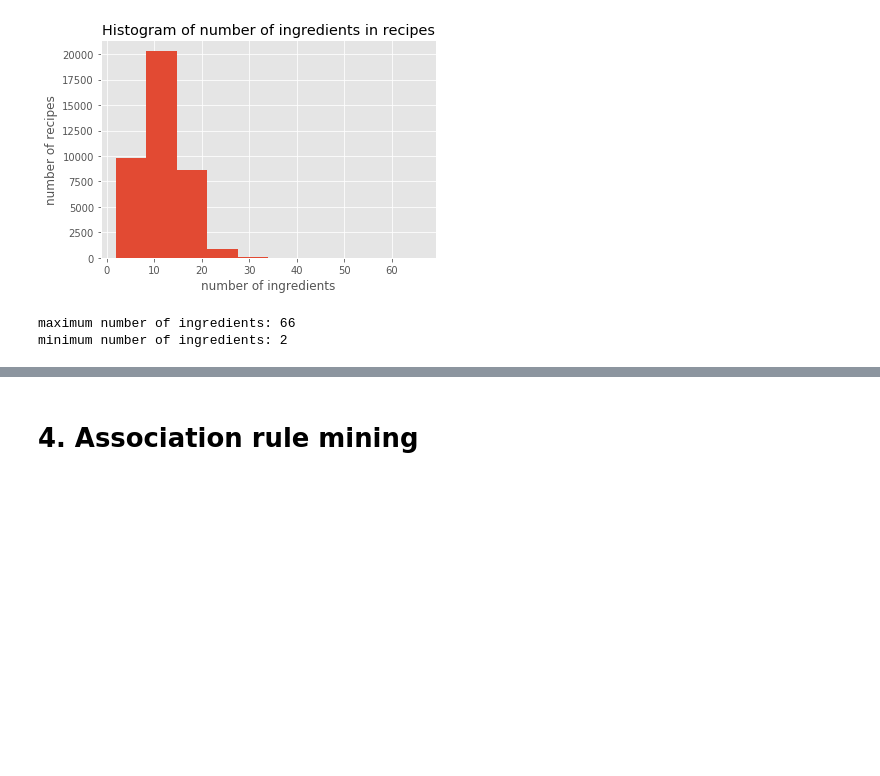
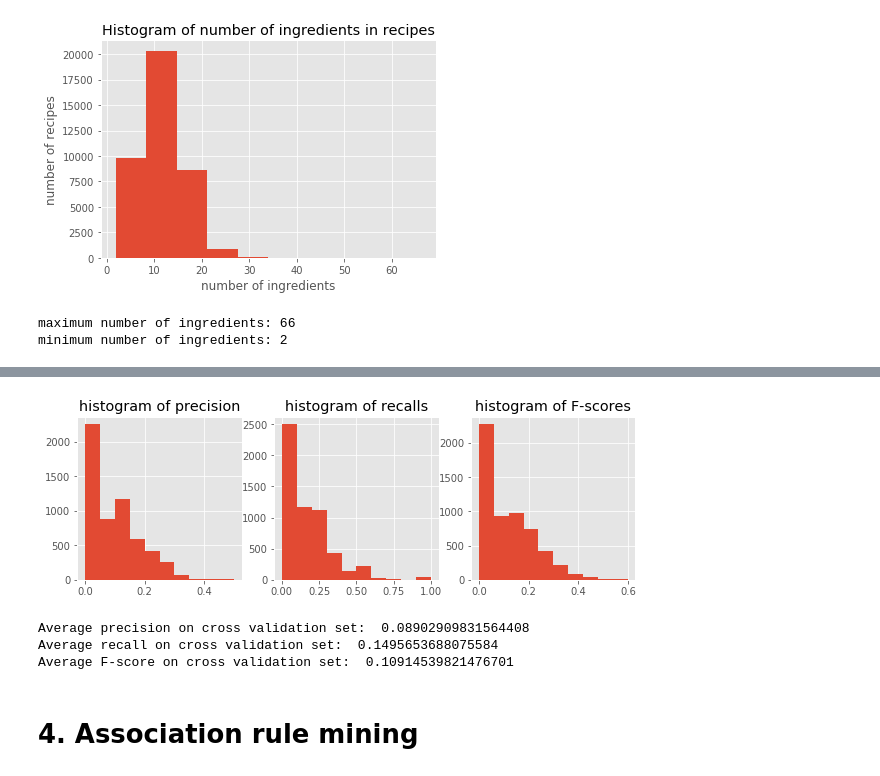
Before and after one commit to irishryoon/recipes, a Jupyter notebook: ingredients_recommendation.ipynb, the cells around one changed output, grey strips where cells are left out. Cells and saved outputs as stored; diff of their text form; code cells hidden in the pictures; blank space fills up the shorter version.

```diff
--- a/ingredients_recommendation.ipynb
+++ b/ingredients_recommendation.ipynb
@@ -909,3 +1039,35 @@ model.predict_output_word(['korean','chicken'])
+# %%
+# get existing ingredients and the remaining ingredients to be predicted
+sampled_ing, remaining_ing = sample_ingredients(ing_cv, 5)
+
+# predict remaining ingredients
+predicted_ing = recommend_ingredients_word2vec(model, sampled_ing, remaining_ing)
+# %%
+scores = [compute_scores(predicted_ing[i], remaining_ing[i]) for i in range(len(remaining_ing))]
+
+precisions = [item[0] for item in scores]
+recalls = [item[1] for item in scores]
+Fscores = [item[2] for item in scores]
+
+fig, ax = plt.subplots(ncols = 3, figsize = (10,3))
+ax[0].hist(precisions)
+ax[0].set_title('histogram of precision')
+
+ax[1].hist(recalls)
+ax[1].set_title('histogram of recalls')
+
+ax[2].hist(Fscores)
+ax[2].set_title('histogram of F-scores')
+plt.show()
+
+print("Average precision on cross validation set: ", statistics.mean(precisions) )
+print("Average recall on cross validation set: ", statistics.mean(recalls) )
+print("Average F-score on cross validation set: ", statistics.mean(Fscores) )
+# %% [output]
+[figure, added]
+Average precision on cross validation set:  0.08902909831564408
+Average recall on cross validation set:  0.1495653688075584
+Average F-score on cross validation set:  0.10914539821476701
 # %% [markdown]
 # 4. Association rule mining
 # %% [markdown]
```
Also changed, not shown: parts of 23 cells of this notebook.
